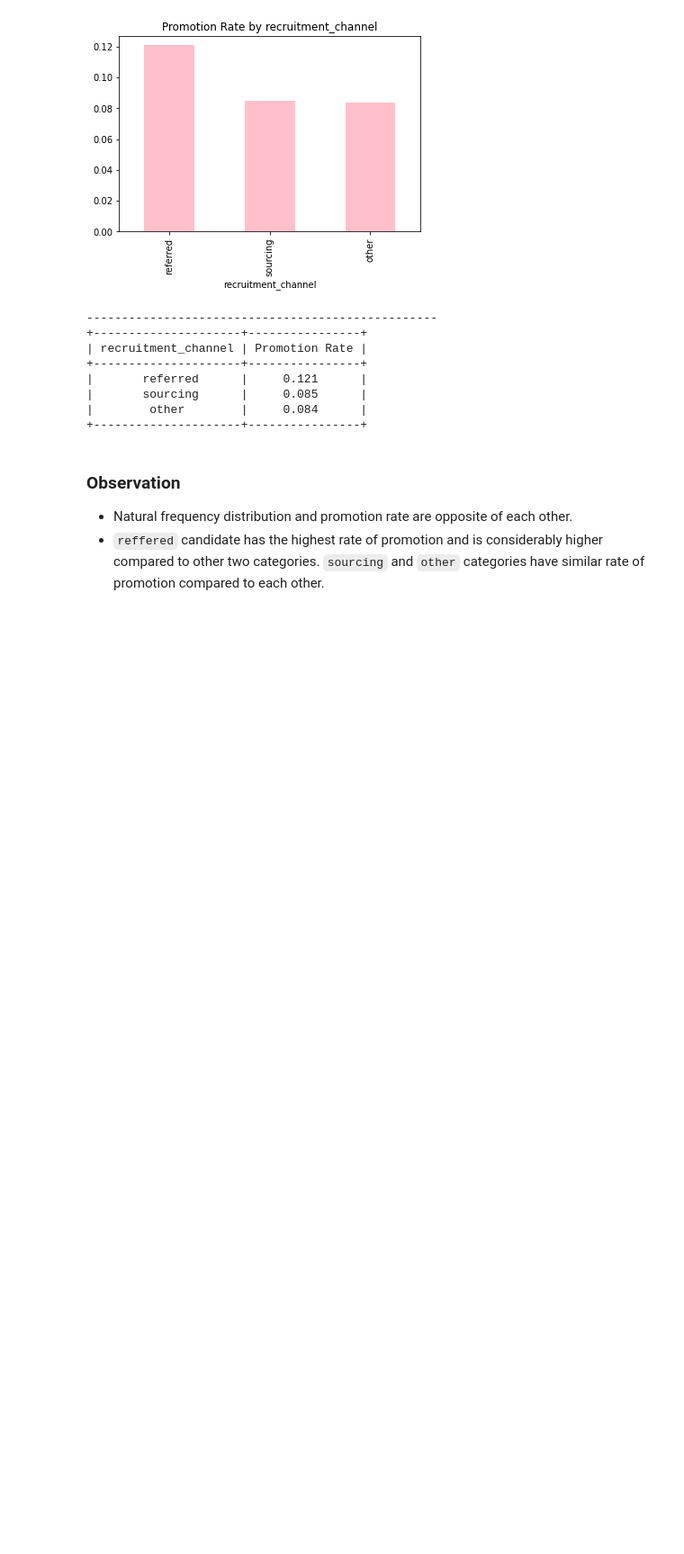
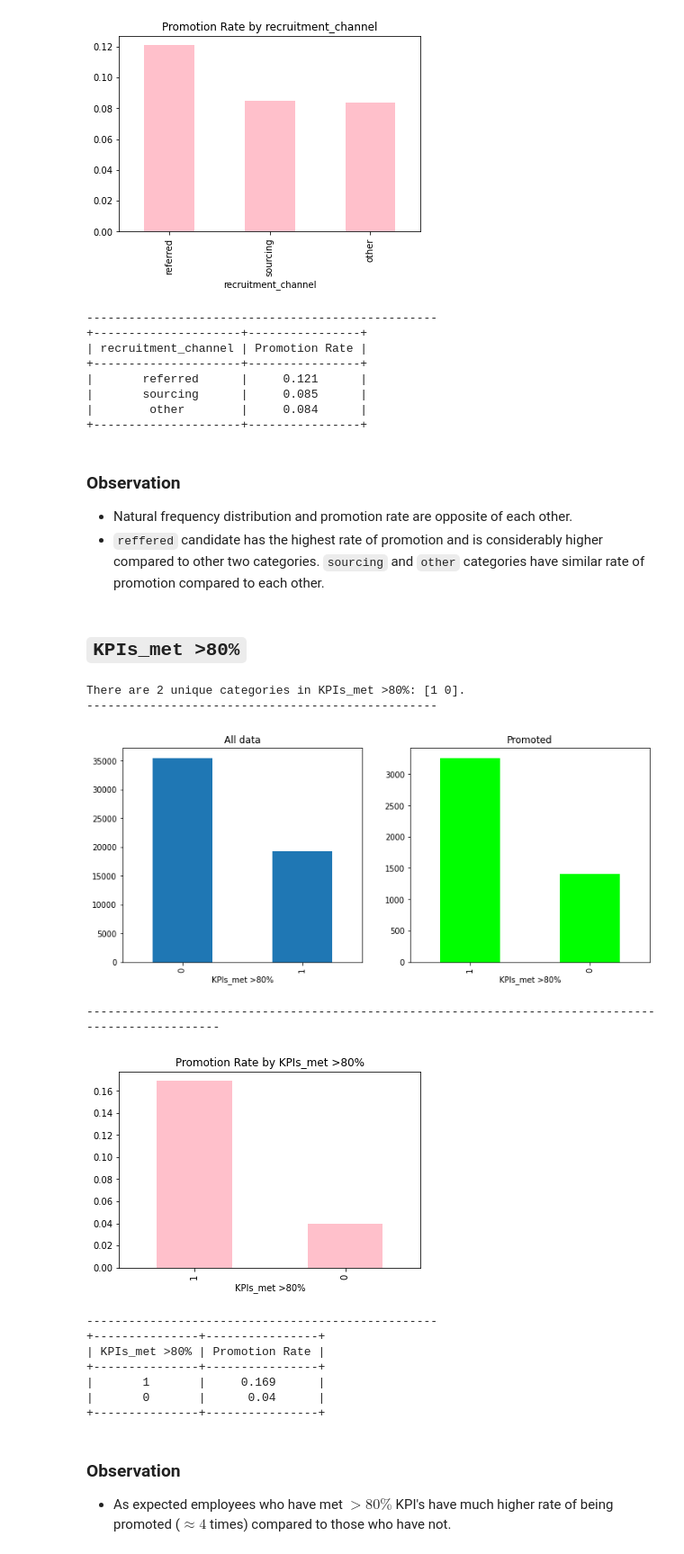
Before and after one commit to gunnerVivek/Employee-Promotion, a Jupyter notebook: 1-Analysis.ipynb, the cells around one changed output. Shown: that part at 90% size. Cells and saved outputs as stored; diff of their text form; code cells hidden in the pictures; blank space fills up the shorter version.

```diff
--- a/1-Analysis.ipynb
+++ b/1-Analysis.ipynb
@@ -547,3 +547,24 @@ There are 3 unique categories in recruitment_channel: ['sourcing' 'other' 'refer
 ### Observation
 - Natural frequency distribution and promotion rate are opposite of each other.
 - `reffered` candidate has the highest rate of promotion and is considerably higher compared to other two categories. `sourcing` and `other` categories have similar rate of promotion compared to each other.
+# %% [markdown]
+## `KPIs_met >80%`
+# %%
+EDA_categorical('KPIs_met >80%')
+# %% [output]
+There are 2 unique categories in KPIs_met >80%: [1 0].
+--------------------------------------------------
+[figure, added]
+----------------------------------------------------------------------------------------------------
+[figure, added]
+--------------------------------------------------
++---------------+----------------+
+| KPIs_met >80% | Promotion Rate |
++---------------+----------------+
+|       1       |     0.169      |
+|       0       |      0.04      |
++---------------+----------------+
+# %% [markdown]
+### Observation
+
+- As expected employees who have met $> 80\%$ KPI's have much higher rate of being promoted ($\approx 4$ times) compared to those who have not.
```
